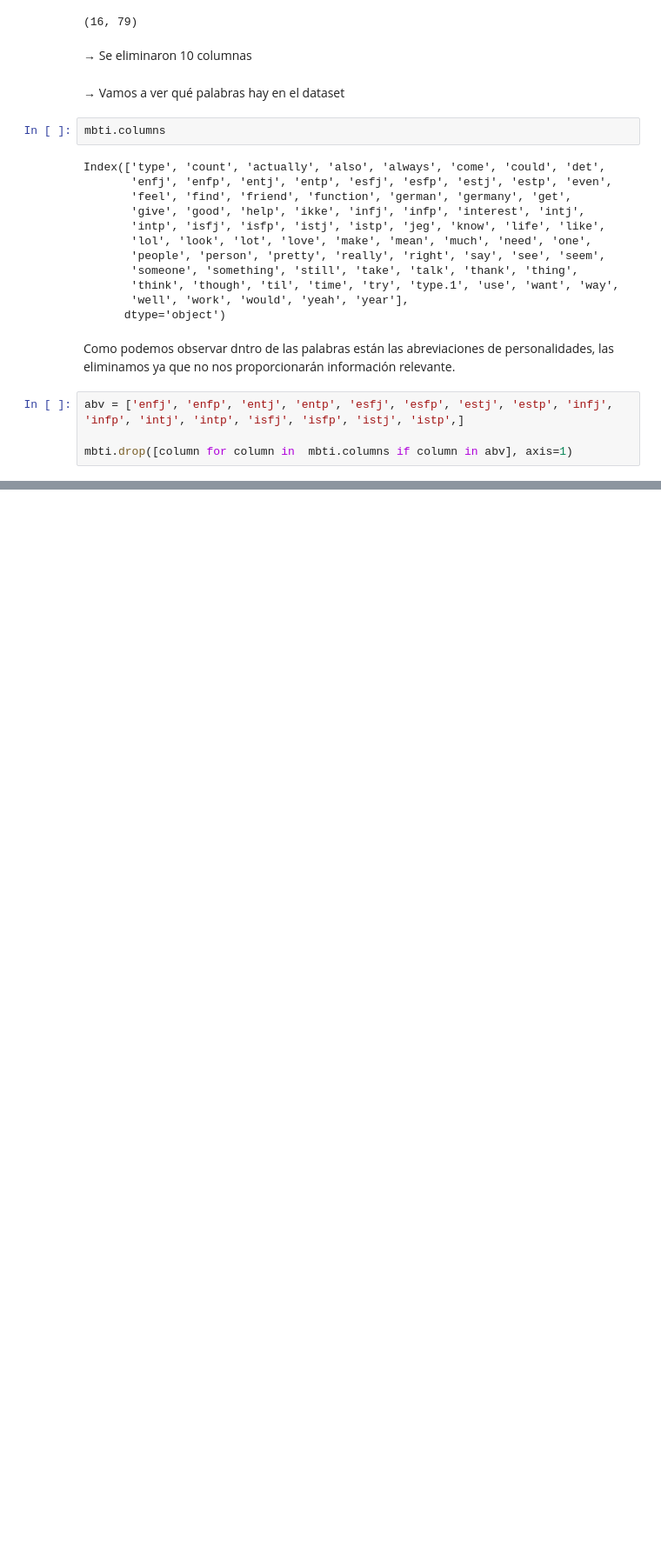
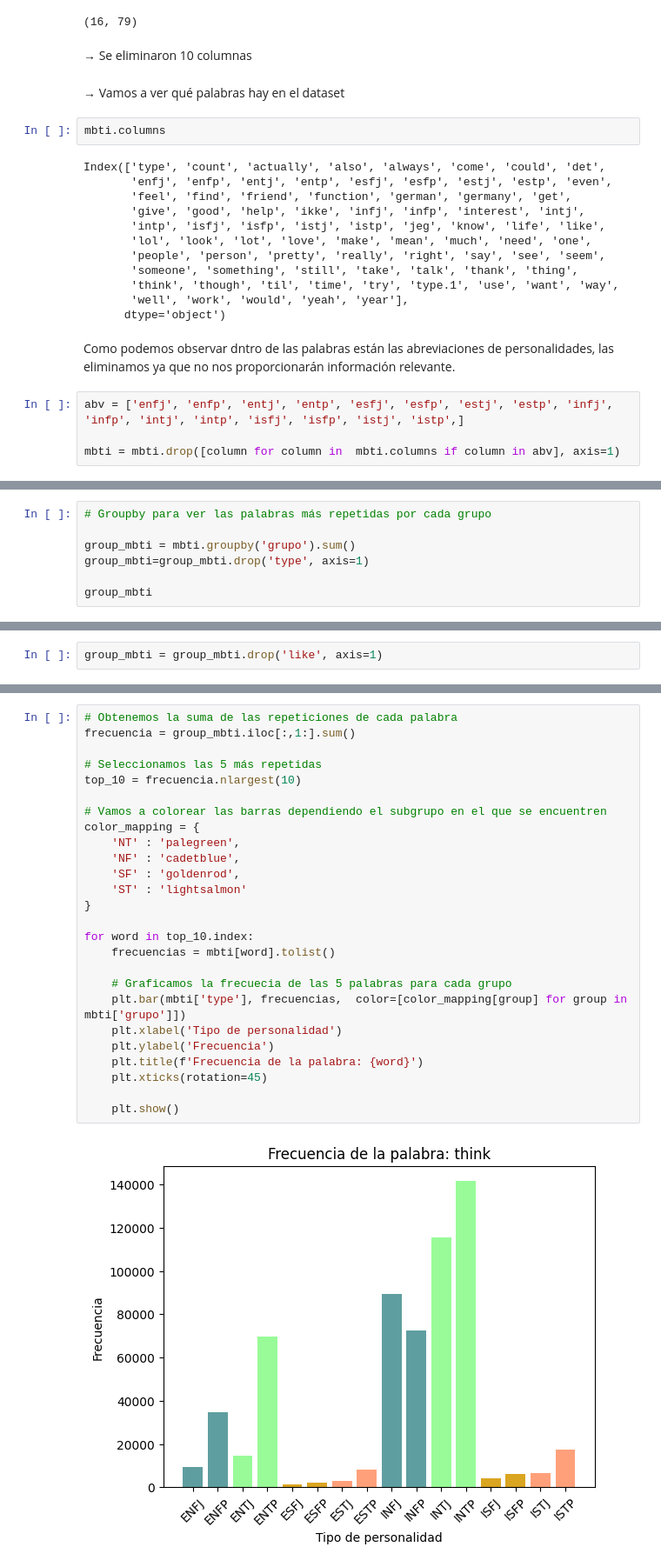
Before and after one commit to Carolina-Bolatti/Pro.Fin.-Proces.Datos, a Jupyter notebook: src/MartinaOcttinger_MBTI.ipynb, the cells around one changed output, grey strips where cells are left out. Shown at 87% size. Drawn from its saved outputs; the diff is of its cells as text; blank space fills up the shorter version.

Commit message:
Martina (MBTI): Análisis de frecuencias de las palabras más repetidas

```diff
--- a/src/MartinaOcttinger_MBTI.ipynb
+++ b/src/MartinaOcttinger_MBTI.ipynb
@@ -199,4 +200,4 @@ Como podemos observar dntro de las palabras están las abreviaciones de personal
 # %%
 abv = ['enfj', 'enfp', 'entj', 'entp', 'esfj', 'esfp', 'estj', 'estp', 'infj', 'infp', 'intj', 'intp', 'isfj', 'isfp', 'istj', 'istp',]
 
-mbti.drop([column for column in  mbti.columns if column in abv], axis=1)
+mbti = mbti.drop([column for column in  mbti.columns if column in abv], axis=1)
@@ -246,0 +263,7 @@ Según lo investigado sobre los tipos de personalidad los podemos dividir en 4 s
+# %%
+# Groupby para ver las palabras más repetidas por cada grupo
+
+group_mbti = mbti.groupby('grupo').sum()
+group_mbti=group_mbti.drop('type', axis=1)
+
+group_mbti
@@ -246,0 +289,2 @@ Según lo investigado sobre los tipos de personalidad los podemos dividir en 4 s
+# %%
+group_mbti = group_mbti.drop('like', axis=1)
@@ -246,0 +302,28 @@ Según lo investigado sobre los tipos de personalidad los podemos dividir en 4 s
+# %%
+# Obtenemos la suma de las repeticiones de cada palabra
+frecuencia = group_mbti.iloc[:,1:].sum()
+
+# Seleccionamos las 5 más repetidas
+top_10 = frecuencia.nlargest(10)
+
+# Vamos a colorear las barras dependiendo el subgrupo en el que se encuentren
+color_mapping = {
+    'NT' : 'palegreen',
+    'NF' : 'cadetblue',
+    'SF' : 'goldenrod',
+    'ST' : 'lightsalmon'
+}
+
+for word in top_10.index:
+    frecuencias = mbti[word].tolist()
+
+    # Graficamos la frecuecia de las 5 palabras para cada grupo
+    plt.bar(mbti['type'], frecuencias,  color=[color_mapping[group] for group in mbti['grupo']])
+    plt.xlabel('Tipo de personalidad')
+    plt.ylabel('Frecuencia')
+    plt.title(f'Frecuencia de la palabra: {word}')
+    plt.xticks(rotation=45)
+
+    plt.show()
+# %% [output]
+[figure, added]
```
Also changed, not shown: parts of 15 cells of this notebook.
